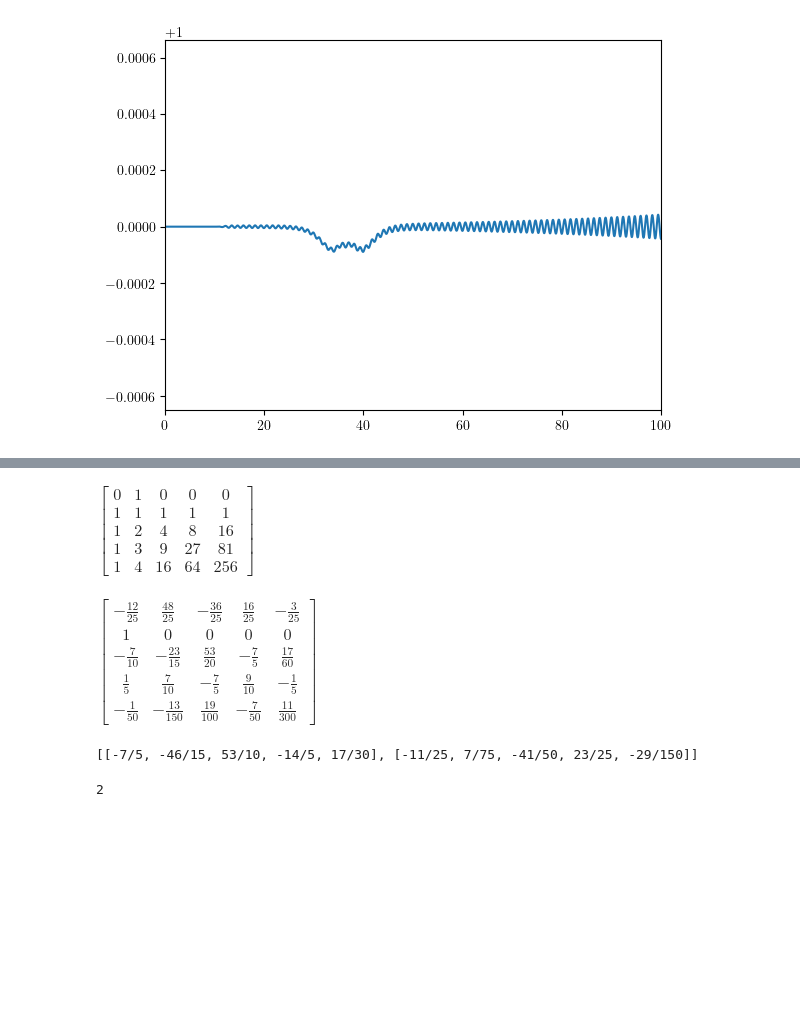
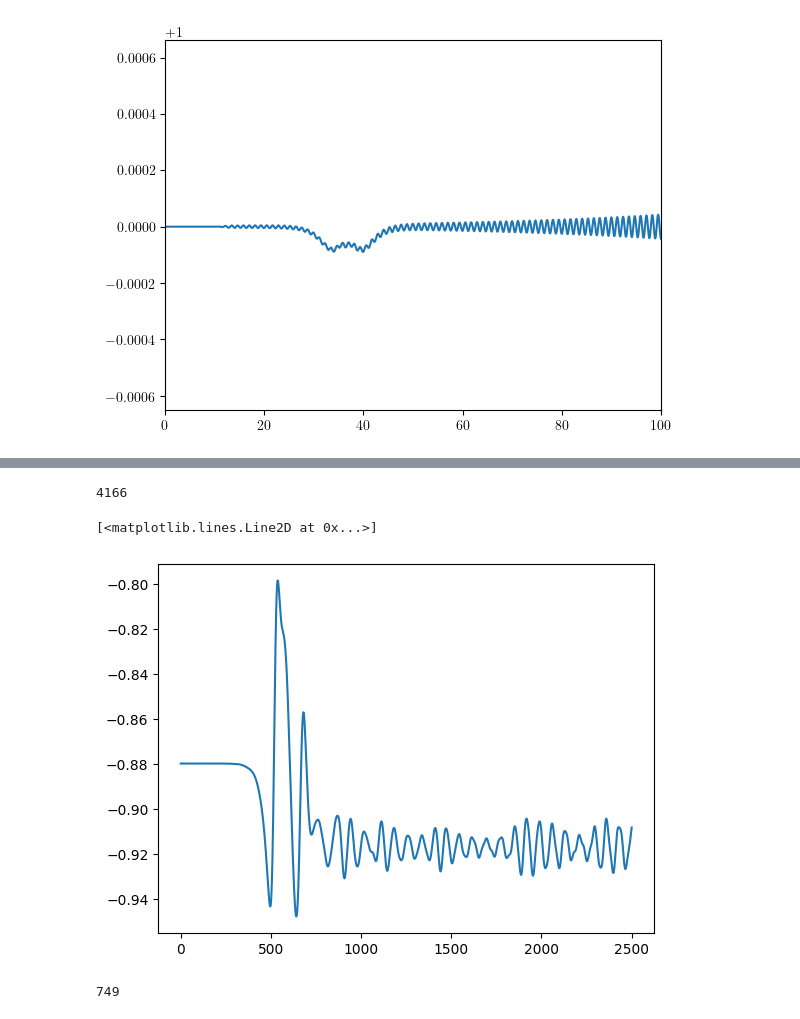
Before and after one commit to JairoSSantos/parallel-kink-scattering, a Jupyter notebook: notebooks/dirichlet.ipynb, the cells around one changed output, grey strips where cells are left out. Cells and saved outputs as stored; diff of their text form; code cells hidden in the pictures; blank space fills up the shorter version.

Commit message:
Dirichlet scan

```diff
--- a/notebooks/dirichlet.ipynb
+++ b/notebooks/dirichlet.ipynb
@@ -326,9 +142,0 @@ plt.imshow(Y, aspect='auto', extent=(0, T, 1, -1), origin='lower', cmap=CMAP, vm
-# %%
-A = np.linspace(1, -1, 201)[:-1]
-v = 0.5
-Y = []
-for i, alpha in enumerate(A):
-    print(f'{(i/200 * 100):.2f}%', end='\r')
-    booster.rb.set_param(alpha)
-    _, y, dydt = booster.run(T, {'x0':X0, 'v':v, 'alpha':alpha})
-    Y.append(y[:, -2])
@@ -342,9 +142,0 @@ plt.imshow(Y, aspect='auto', extent=(0, T, 1, -1), origin='lower', cmap=CMAP, vm
-# %%
-A = np.linspace(1, -1, 201)[:-1]
-v = 0.9
-Y = []
-for i, alpha in enumerate(A):
-    print(f'{(i/200 * 100):.2f}%', end='\r')
-    booster.rb.set_param(alpha)
-    _, y, dydt = booster.run(T, {'x0':X0, 'v':v, 'alpha':alpha})
-    Y.append(y[:, -2])
@@ -358,9 +142,0 @@ plt.imshow(Y, aspect='auto', extent=(0, T, 1, -1), origin='lower', cmap=CMAP, vm
-# %%
-A = np.linspace(0.5, 0, 201)[:-1]
-v = 0.2
-Y = []
-for i, alpha in enumerate(A):
-    print(f'{(i/200 * 100):.2f}%', end='\r')
-    booster.rb.set_param(alpha)
-    _, y, dydt = booster.run(T, {'x0':X0, 'v':v, 'alpha':alpha})
-    Y.append(y[:, -2])
@@ -382,23 +143,19 @@ mu = 2
-# %%
-K = np.arange(order)
-M = sp.Matrix(np.r_[
-    [np.where(K == m, factorial(m), 0)],
-    np.vander(K[1:order], order, increasing=True)
-])
-M
-# %% [output]
-$\displaystyle \left[\begin{matrix}0 & 1 & 0 & 0 & 0\\1 & 1 & 1 & 1 & 1\\1 & 2 & 4 & 8 & 16\\1 & 3 & 9 & 27 & 81\\1 & 4 & 16 & 64 & 256\end{matrix}\right]$
-# %%
-C = M.inv()
-C
-# %% [output]
-$\displaystyle \left[\begin{matrix}- \frac{12}{25} & \frac{48}{25} & - \frac{36}{25} & \frac{16}{25} & - \frac{3}{25}\\1 & 0 & 0 & 0 & 0\\- \frac{7}{10} & - \frac{23}{15} & \frac{53}{20} & - \frac{7}{5} & \frac{17}{60}\\\frac{1}{5} & \frac{7}{10} & - \frac{7}{5} & \frac{9}{10} & - \frac{1}{5}\\- \frac{1}{50} & - \frac{13}{150} & \frac{19}{100} & - \frac{7}{50} & \frac{11}{300}\end{matrix}\right]$
-# %%
-C_tilde = [[sum([i**(j-mu)*factorial(j)*C[j,k]/factorial(j - mu) for j in range(mu, order)]) for k in range(order)] for i in (0, 1)]
-C_tilde
-# %% [output]
-[[-7/5, -46/15, 53/10, -14/5, 17/30], [-11/25, 7/75, -41/50, 23/25, -29/150]]
-# %%
-4//2
-# %% [output]
-2
+# %%
+savedir = Path('data/session-dirichlet')
+files = tuple(savedir.glob('*'))
+len(files)
+# %% [output]
+4166
+# %%
+n = np.random.randint(0, len(files))
+with open(files[n], 'rb') as file:
+    Y = np.load(file)
+# plt.imshow(Y, aspect='auto', cmap='Spectral_r', vmin=-1, vmax=1)
+plt.plot(Y[:, -2])
+# %% [output]
+[<matplotlib.lines.Line2D at 0x...>]
+[figure, added]
+# %%
+len(tuple(savedir.glob('*(0.5)')))
+# %% [output]
+749
```
Also changed, not shown: parts of 34 cells of this notebook, 2 other files.
